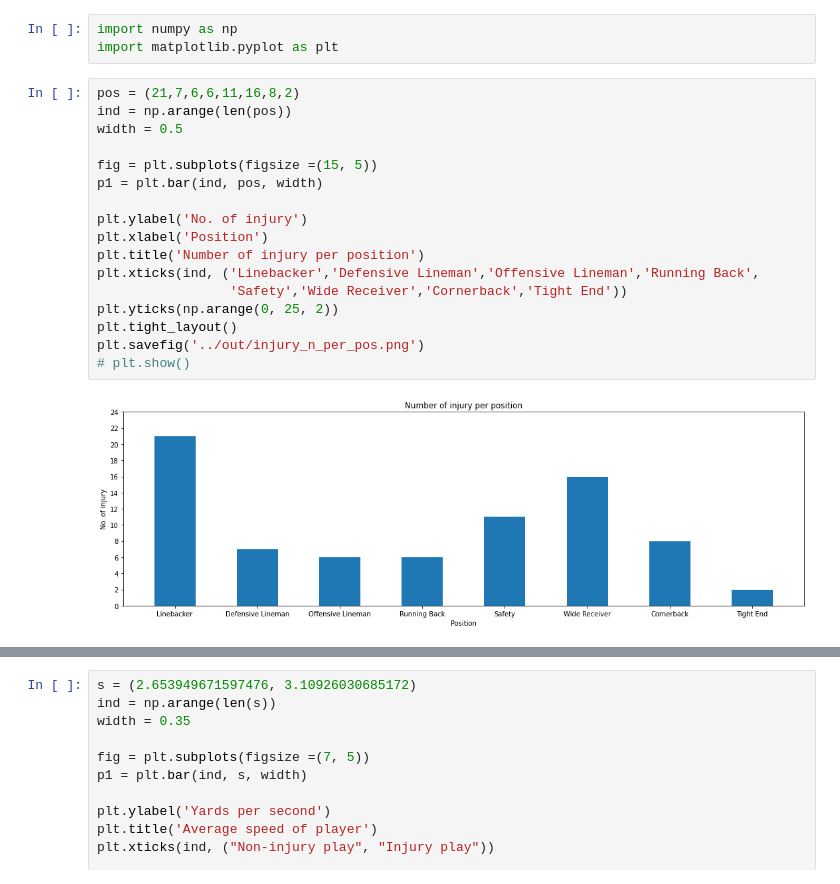
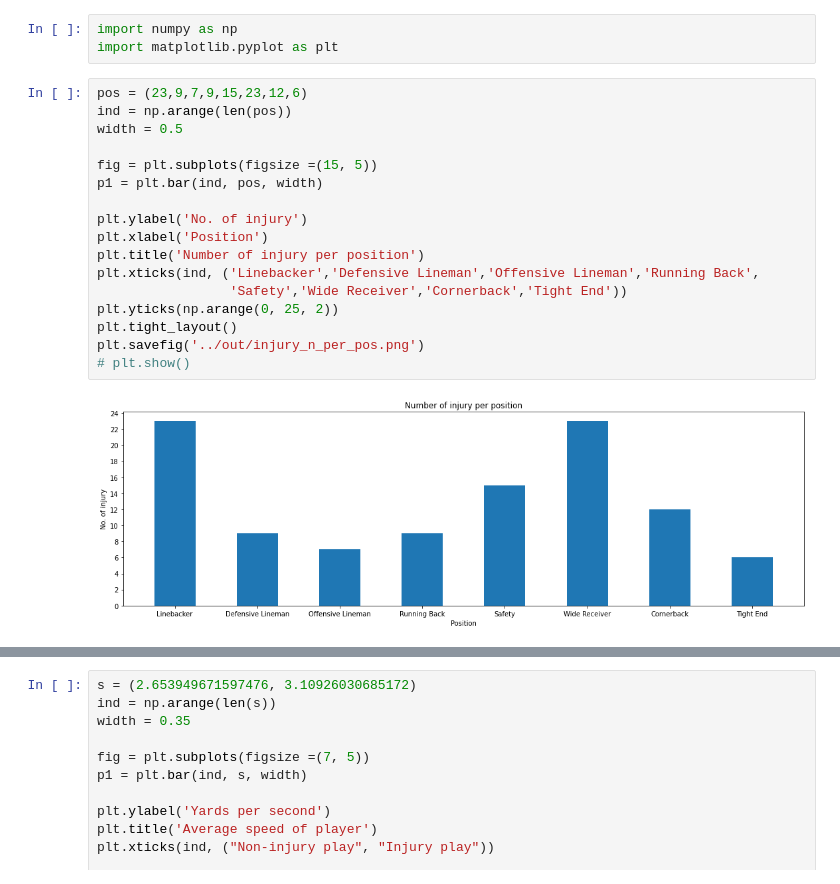
Before and after one commit to cwingho/NFL_Analytics, a Jupyter notebook: brian/chart.ipynb, the cells around one changed output, grey strips where cells are left out. Drawn from its saved outputs; the diff is of its cells as text.

```diff
--- a/brian/chart.ipynb
+++ b/brian/chart.ipynb
@@ -2,21 +2,21 @@
 import numpy as np
 import matplotlib.pyplot as plt
 # %%
-pos = (21,7,6,6,11,16,8,2)
+pos = (23,9,7,9,15,23,12,6)
 ind = np.arange(len(pos))
 width = 0.5
 
 fig = plt.subplots(figsize =(15, 5))
 p1 = plt.bar(ind, pos, width)
 
 plt.ylabel('No. of injury')
 plt.xlabel('Position')
 plt.title('Number of injury per position')
 plt.xticks(ind, ('Linebacker','Defensive Lineman','Offensive Lineman','Running Back',
                  'Safety','Wide Receiver','Cornerback','Tight End'))
 plt.yticks(np.arange(0, 25, 2))
 plt.tight_layout()
 plt.savefig('../out/injury_n_per_pos.png')
 # plt.show()
 # %% [output]
-[figure, old version]
+[figure, new version]
```
Also changed, not shown: parts of 3 cells of this notebook, 1 other file.
